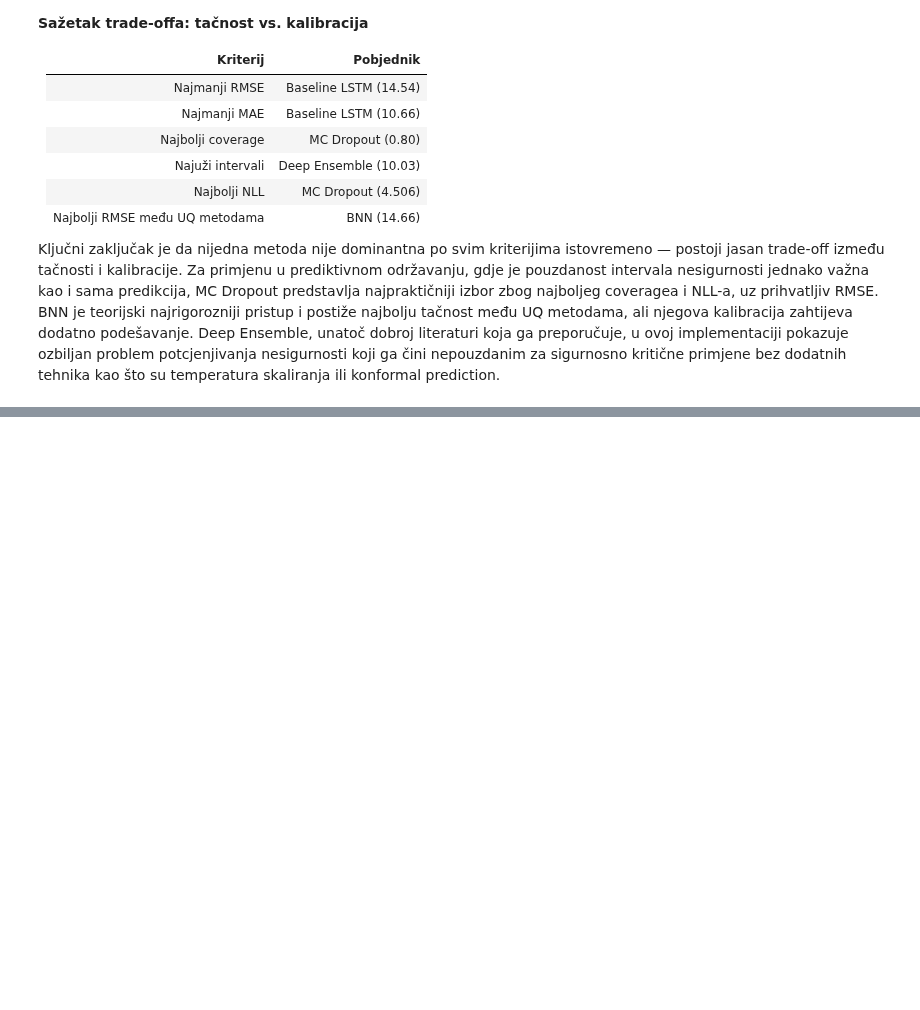
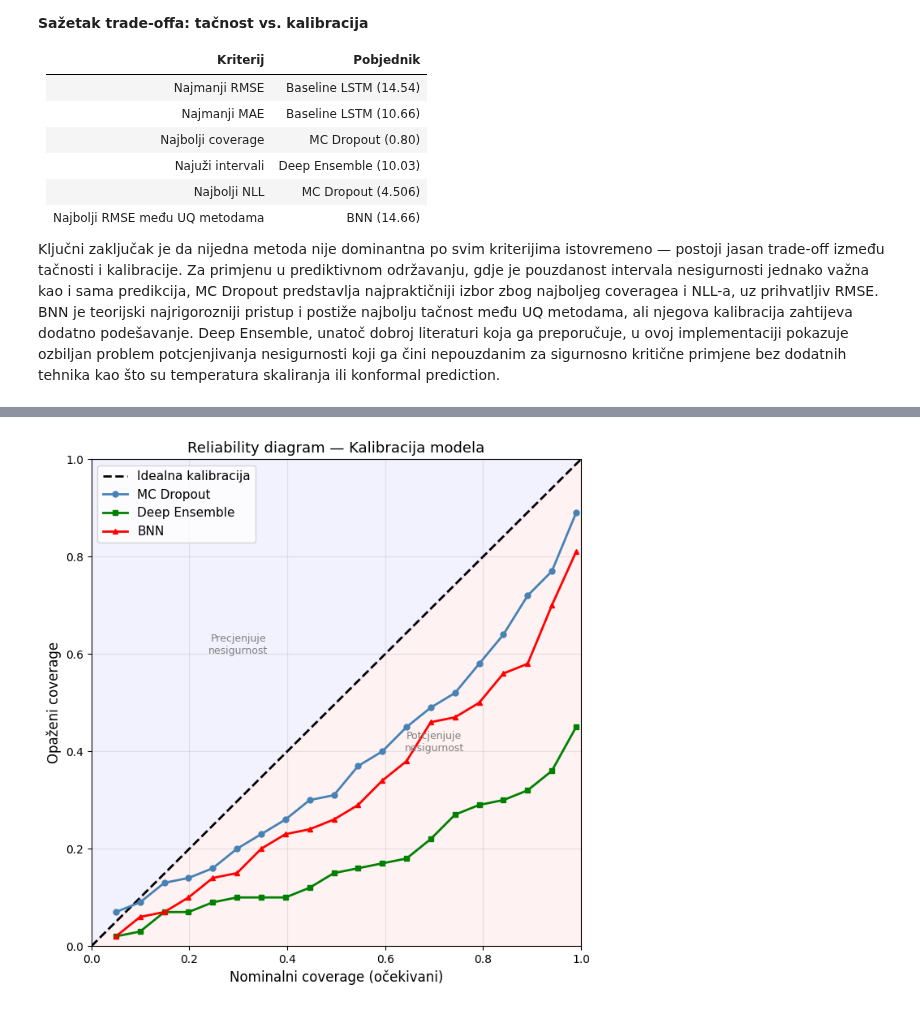
Before and after one commit to mdzafic/uq-predictive-maintenance-framework, a Jupyter notebook: code/Završni_rad_(radni_notebook)_–_Muhamed_Džafić.ipynb, the cells around one changed output, grey strips where cells are left out. Cells and saved outputs as stored; diff of their text form; code cells hidden in the pictures; blank space fills up the shorter version.

```diff
--- a/code/Završni_rad_(radni_notebook)_–_Muhamed_Džafić.ipynb
+++ b/code/Završni_rad_(radni_notebook)_–_Muhamed_Džafić.ipynb
@@ -1180,0 +1273,56 @@ ili konformal prediction.
+# %%
+def calibration_curve_uq(y_true, y_mean, y_std, n_levels=20):
+    """
+    Računa reliability diagram za regresijsku UQ procjenu.
+    Vraća nominalne i opažene coverage vrijednosti.
+    """
+    alphas = np.linspace(0.05, 0.99, n_levels)
+    observed = []
+    for alpha in alphas:
+        z = norm.ppf(1 - (1 - alpha) / 2)
+        lower = y_mean - z * y_std
+        upper = y_mean + z * y_std
+        cov = np.mean((y_true >= lower) & (y_true <= upper))
+        observed.append(cov)
+    return alphas, np.array(observed)
+
+alphas_mc, obs_mc = calibration_curve_uq(y_test, mc_mean, mc_std)
+alphas_ens, obs_ens = calibration_curve_uq(y_test, ens_mean, ens_std)
+alphas_bnn, obs_bnn = calibration_curve_uq(y_test, bnn_mean, bnn_std)
+# %%
+# Vizualizacija
+fig, ax = plt.subplots(figsize=(7, 7))
+
+ax.plot([0, 1], [0, 1], 'k--', linewidth=2, label='Idealna kalibracija')
+ax.plot(alphas_mc, obs_mc, 'o-', color='steelblue',
+        linewidth=2, markersize=5, label='MC Dropout')
+ax.plot(alphas_ens, obs_ens, 's-', color='green',
+        linewidth=2, markersize=5, label='Deep Ensemble')
+ax.plot(alphas_bnn, obs_bnn, '^-', color='red',
+        linewidth=2, markersize=5, label='BNN')
+
+ax.fill_between([0, 1], [0, 1], alpha=0.0)
+ax.set_xlabel('Nominalni coverage (očekivani)', fontsize=12)
+ax.set_ylabel('Opaženi coverage', fontsize=12)
+ax.set_title('Reliability diagram — Kalibracija modela', fontsize=13)
+ax.legend(fontsize=11)
+ax.set_xlim(0, 1)
+ax.set_ylim(0, 1)
+ax.grid(True, alpha=0.3)
+
+# Dodavanje anotacija zona
+ax.annotate('Precjenjuje\nnesigurnost', xy=(0.3, 0.6),
+            fontsize=9, color='gray', ha='center')
+ax.annotate('Potcjenjuje\nnesigurnost', xy=(0.7, 0.4),
+            fontsize=9, color='gray', ha='center')
+ax.fill_between([0, 1], [0, 1], [1, 1],
+                alpha=0.05, color='blue',
+                label='_nolegend_')
+ax.fill_between([0, 1], [0, 0], [0, 1],
+                alpha=0.05, color='red',
+                label='_nolegend_')
+
+plt.tight_layout()
+plt.show()
+# %% [output]
+[figure, added]
```
Also changed, not shown: parts of 56 cells of this notebook, 2 other files.
